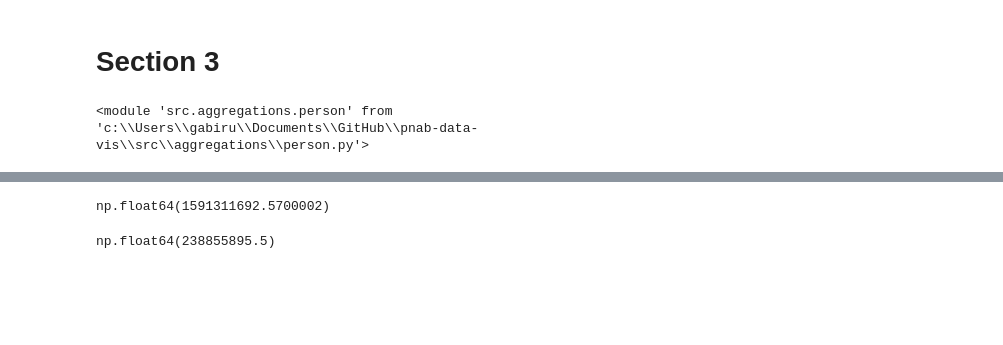
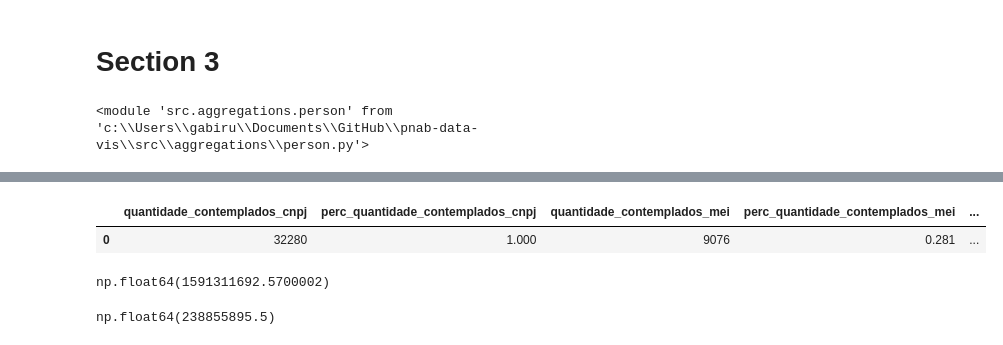
Before and after one commit to SGE-Subsecretaria-de-Gestao-Estrategica/pnab-data-vis, a Jupyter notebook: src/notebooks/gabriel_create_csv.ipynb, the cells around one changed output, grey strips where cells are left out. Saved outputs shown, nothing was run; the diff lists cells and outputs as text; code cells hidden in the pictures; blank space fills up the shorter version.

```diff
--- a/src/notebooks/gabriel_create_csv.ipynb
+++ b/src/notebooks/gabriel_create_csv.ipynb
@@ -403,3 +415,8 @@ df_person
+# %%
+df_person_mei
+# %% [output]
+|  | quantidade_contemplados_cnpj | perc_quantidade_contemplados_cnpj | quantidade_contemplados_mei | perc_quantidade_contemplados_mei | ... |
+| 0 | 32280 | 1.000 | 9076 | 0.281 | ... |
 # %%
 df_cubo_cnpj = df_cubo[df_cubo['tipo_documento']=='CNPJ']
 # %%
```
Also changed, not shown: parts of 7 cells of this notebook, 3 other files.
